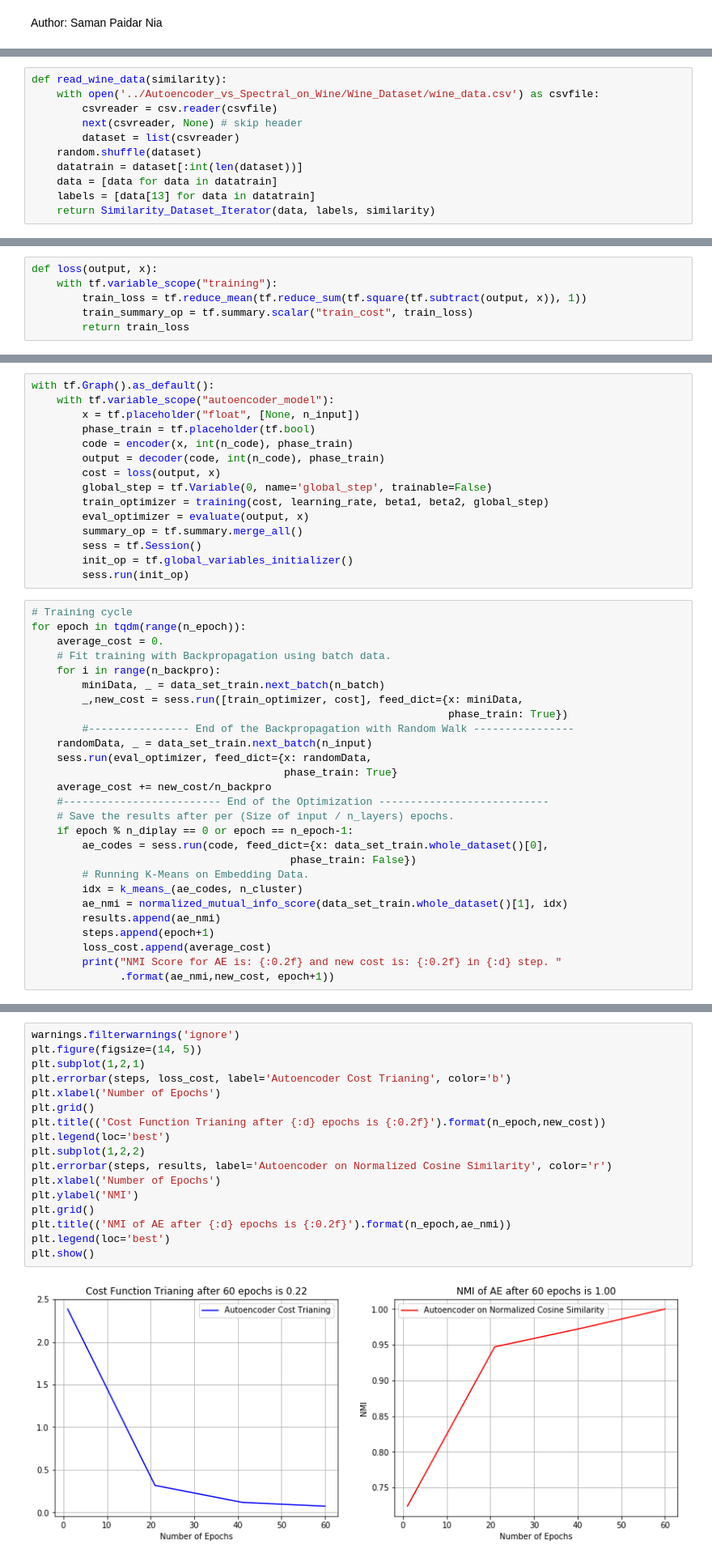
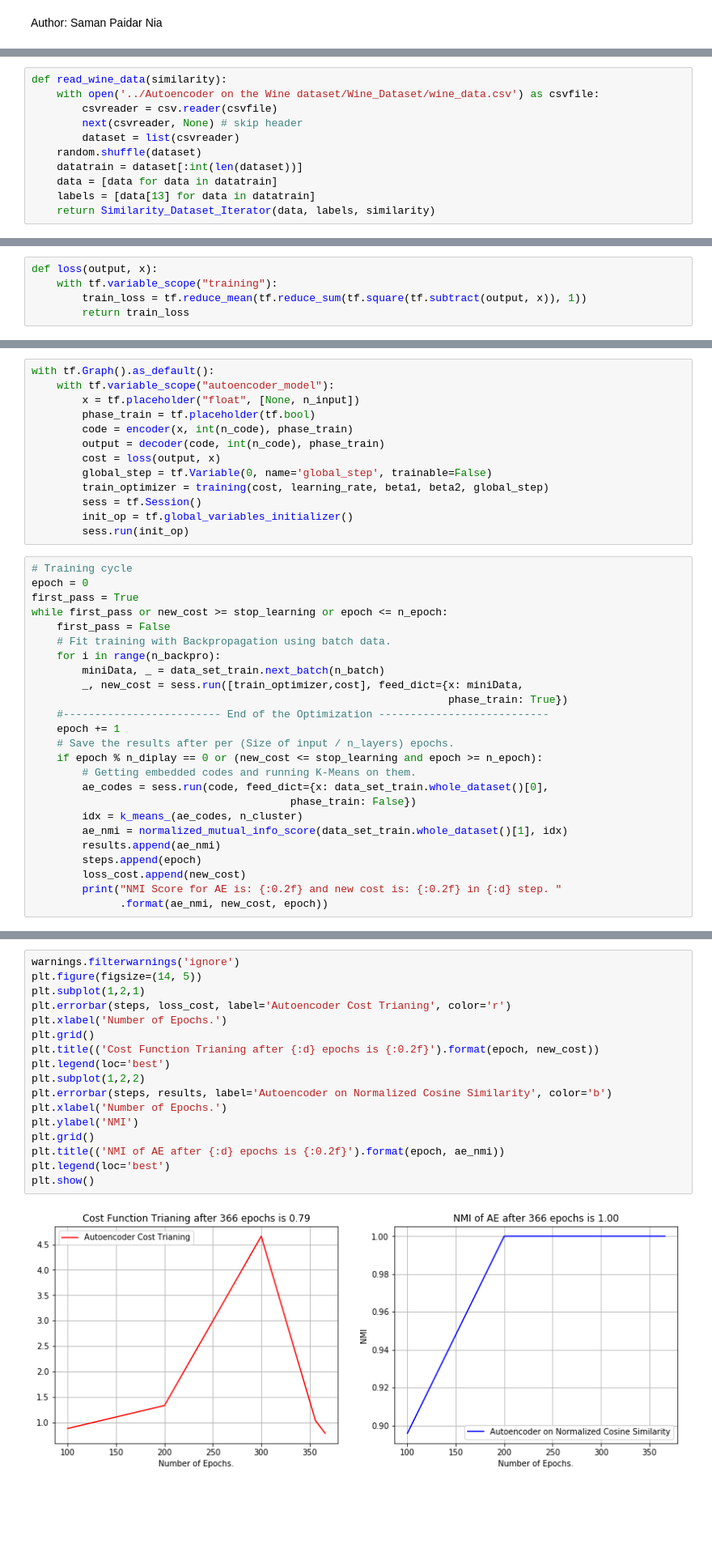
Before and after one commit to saman-nia/Deep-Neural-Networks-for-Clustering, a Jupyter notebook: Autoencoder on the Wine dataset/Autoencoder_vs_Spectral_on_Wine_Dataset.ipynb, the cells around one changed output, grey strips where cells are left out. Shown: that part at 81% size. Saved outputs shown, nothing was run; the diff lists cells and outputs as text; blank space fills up the shorter version.

```diff
--- a/Autoencoder on the Wine dataset/Autoencoder_vs_Spectral_on_Wine_Dataset.ipynb
+++ b/Autoencoder on the Wine dataset/Autoencoder_vs_Spectral_on_Wine_Dataset.ipynb
@@ -52,7 +52,7 @@ class Similarity_Dataset_Iterator():
         return (self.matrix.transpose(), self.labels)
 # %%
 def read_wine_data(similarity):
-    with open('../Autoencoder_vs_Spectral_on_Wine/Wine_Dataset/wine_data.csv') as csvfile:
+    with open('../Autoencoder on the Wine dataset/Wine_Dataset/wine_data.csv') as csvfile:
         csvreader = csv.reader(csvfile)
         next(csvreader, None) # skip header
         dataset = list(csvreader)
@@ -133,5 +133,4 @@ def layer(input, weight_shape, bias_shape, phase_train):
 def loss(output, x):
     with tf.variable_scope("training"):
         train_loss = tf.reduce_mean(tf.reduce_sum(tf.square(tf.subtract(output, x)), 1))
-        train_summary_op = tf.summary.scalar("train_cost", train_loss)
         return train_loss
@@ -170,36 +164,32 @@ with tf.Graph().as_default():
         cost = loss(output, x)
         global_step = tf.Variable(0, name='global_step', trainable=False)
         train_optimizer = training(cost, learning_rate, beta1, beta2, global_step)
-        eval_optimizer = evaluate(output, x)
-        summary_op = tf.summary.merge_all()
         sess = tf.Session()
         init_op = tf.global_variables_initializer()
         sess.run(init_op)
 # %%
 # Training cycle
-for epoch in tqdm(range(n_epoch)):
-    average_cost = 0.
+epoch = 0
+first_pass = True
+while first_pass or new_cost >= stop_learning or epoch <= n_epoch:
+    first_pass = False
     # Fit training with Backpropagation using batch data.
     for i in range(n_backpro):
         miniData, _ = data_set_train.next_batch(n_batch)
-        _,new_cost = sess.run([train_optimizer, cost], feed_dict={x: miniData,
+        _, new_cost = sess.run([train_optimizer,cost], feed_dict={x: miniData,
                                                                   phase_train: True})
-        #---------------- End of the Backpropagation with Random Walk ----------------
-    randomData, _ = data_set_train.next_batch(n_input)
-    sess.run(eval_optimizer, feed_dict={x: randomData,
-                                        phase_train: True}
-    average_cost += new_cost/n_backpro
     #------------------------- End of the Optimization ---------------------------
+    epoch += 1
     # Save the results after per (Size of input / n_layers) epochs.
-    if epoch % n_diplay == 0 or epoch == n_epoch-1:
+    if epoch % n_diplay == 0 or (new_cost <= stop_learning and epoch >= n_epoch):
+        # Getting embedded codes and running K-Means on them.
         ae_codes = sess.run(code, feed_dict={x: data_set_train.whole_dataset()[0],
                                          phase_train: False})
-        # Running K-Means on Embedding Data.
         idx = k_means_(ae_codes, n_cluster)
         ae_nmi = normalized_mutual_info_score(data_set_train.whole_dataset()[1], idx)
         results.append(ae_nmi)
-        steps.append(epoch+1)
-        loss_cost.append(average_cost)
+        steps.append(epoch)
+        loss_cost.append(new_cost)
         print("NMI Score for AE is: {:0.2f} and new cost is: {:0.2f} in {:d} step. "
-              .format(ae_nmi,new_cost, epoch+1))
+              .format(ae_nmi, new_cost, epoch))
 # %% [output]
@@ -210,22 +201,22 @@ NMI Score for AE is: 1.00 and new cost is: 0.22 in 60 step.
 # %%
 warnings.filterwarnings('ignore')
 plt.figure(figsize=(14, 5))
 plt.subplot(1,2,1)
-plt.errorbar(steps, loss_cost, label='Autoencoder Cost Trianing', color='b')
-plt.xlabel('Number of Epochs')
+plt.errorbar(steps, loss_cost, label='Autoencoder Cost Trianing', color='r')
+plt.xlabel('Number of Epochs.')
 plt.grid()
-plt.title(('Cost Function Trianing after {:d} epochs is {:0.2f}').format(n_epoch,new_cost))
+plt.title(('Cost Function Trianing after {:d} epochs is {:0.2f}').format(epoch, new_cost))
 plt.legend(loc='best')
 plt.subplot(1,2,2)
-plt.errorbar(steps, results, label='Autoencoder on Normalized Cosine Similarity', color='r')
-plt.xlabel('Number of Epochs')
+plt.errorbar(steps, results, label='Autoencoder on Normalized Cosine Similarity', color='b')
+plt.xlabel('Number of Epochs.')
 plt.ylabel('NMI')
 plt.grid()
-plt.title(('NMI of AE after {:d} epochs is {:0.2f}').format(n_epoch,ae_nmi))
+plt.title(('NMI of AE after {:d} epochs is {:0.2f}').format(epoch, ae_nmi))
 plt.legend(loc='best')
 plt.show()
 # %% [output]
-[figure, old version]
+[figure, new version]
 # %%
 origin_label = np.array(data_set_train.whole_dataset()[1]).astype(int)
 colors = [('r', '1'),('b', '2'),('g','3')]
```
Also changed, not shown: parts of 8 cells of this notebook.
